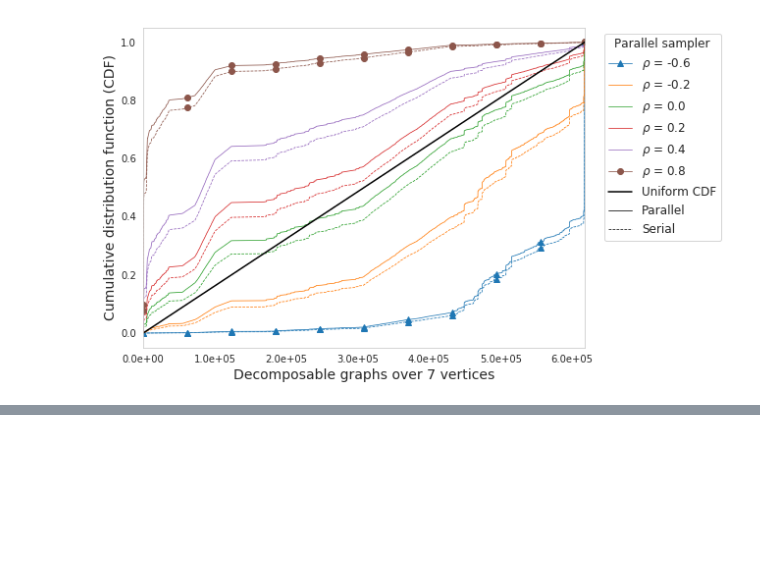
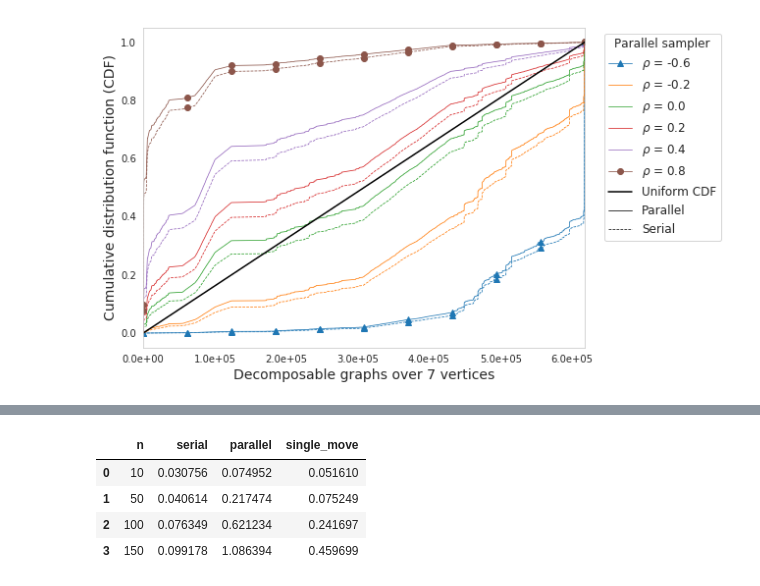
Before and after one commit to melmasri/parallelDG, a Jupyter notebook: examples/Uniform Sampler - prior Sensitvity.ipynb, the cells around one changed output, grey strips where cells are left out. Drawn from its saved outputs; the diff is of its cells as text; code cells hidden in the pictures; blank space fills up the shorter version.

```diff
--- a/examples/Uniform Sampler - prior Sensitvity.ipynb
+++ b/examples/Uniform Sampler - prior Sensitvity.ipynb
@@ -349,0 +405,9 @@ plt.show()
+# %%
+df = pd.DataFrame(res, columns=['n', 'serial', 'parallel', 'single_move'])
+df
+# %% [output]
+|  | n | serial | parallel | single_move |
+| 0 | 10 | 0.030756 | 0.074952 | 0.051610 |
+| 1 | 50 | 0.040614 | 0.217474 | 0.075249 |
+| 2 | 100 | 0.076349 | 0.621234 | 0.241697 |
+| 3 | 150 | 0.099178 | 1.086394 | 0.459699 |
```
Also changed, not shown: parts of 7 cells of this notebook.
